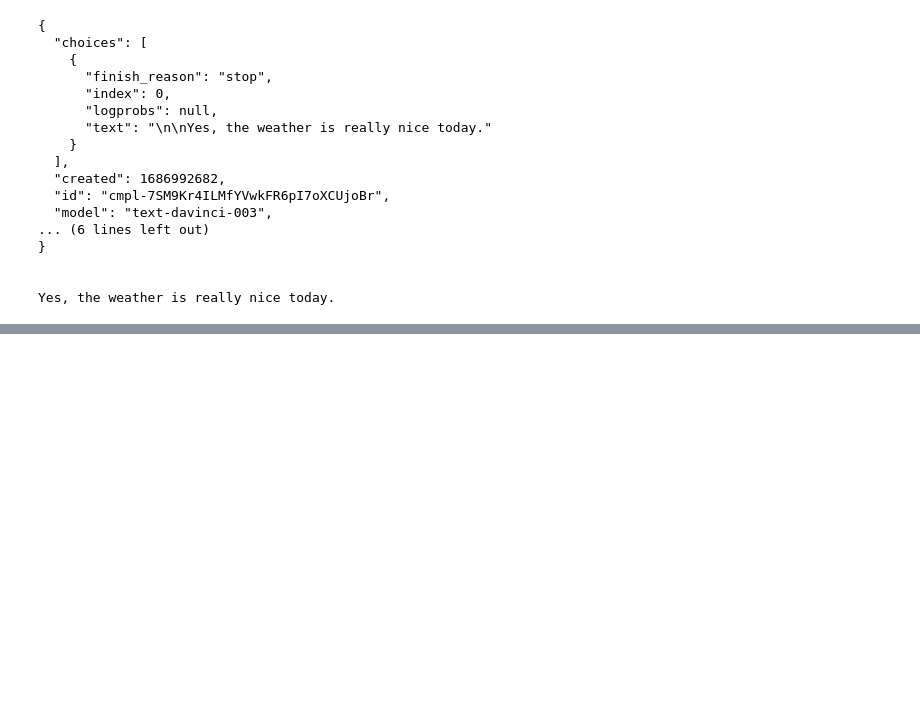
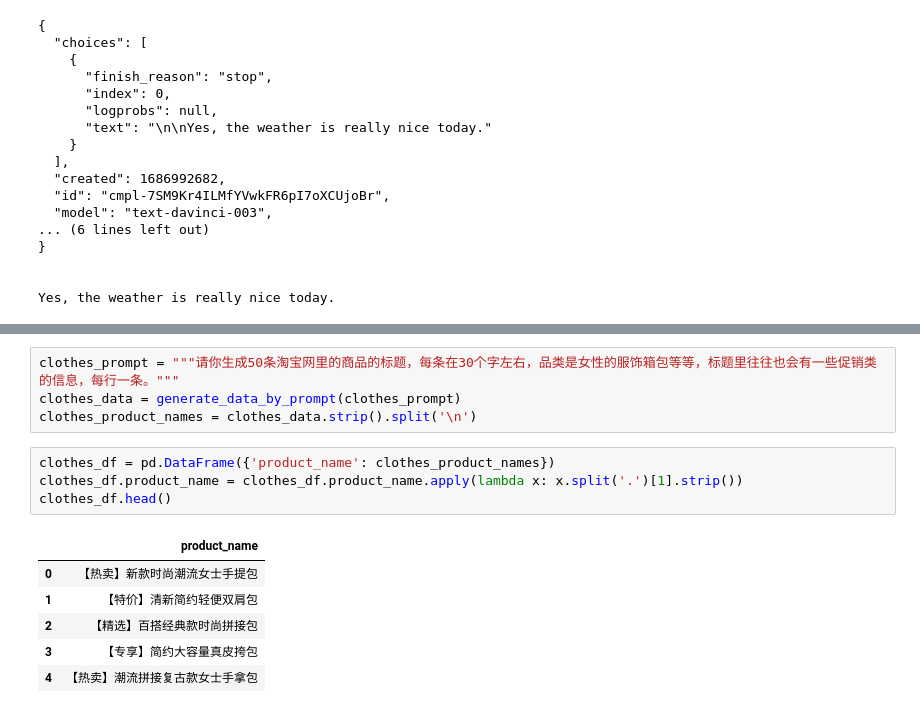
Before and after one commit to xuwenhao/mactalk-ai-course, a Jupyter notebook: week2.ipynb, the cells around one changed output, grey strips where cells are left out. Drawn from its saved outputs; the diff is of its cells as text; blank space fills up the shorter version.

```diff
--- a/week2.ipynb
+++ b/week2.ipynb
@@ -1130,0 +1194,15 @@ Yes, the weather is really nice today.
+# %%
+clothes_prompt = """请你生成50条淘宝网里的商品的标题，每条在30个字左右，品类是女性的服饰箱包等等，标题里往往也会有一些促销类的信息，每行一条。"""
+clothes_data = generate_data_by_prompt(clothes_prompt)
+clothes_product_names = clothes_data.strip().split('\n')
+# %%
+clothes_df = pd.DataFrame({'product_name': clothes_product_names})
+clothes_df.product_name = clothes_df.product_name.apply(lambda x: x.split('.')[1].strip())
+clothes_df.head()
+# %% [output]
+|  | product_name |
+| 0 | 【热卖】新款时尚潮流女士手提包 |
+| 1 | 【特价】清新简约轻便双肩包 |
+| 2 | 【精选】百搭经典款时尚拼接包 |
+| 3 | 【专享】简约大容量真皮挎包 |
+| 4 | 【热卖】潮流拼接复古款女士手拿包 |
```
Also changed, not shown: parts of 29 cells of this notebook, 2 other files.
